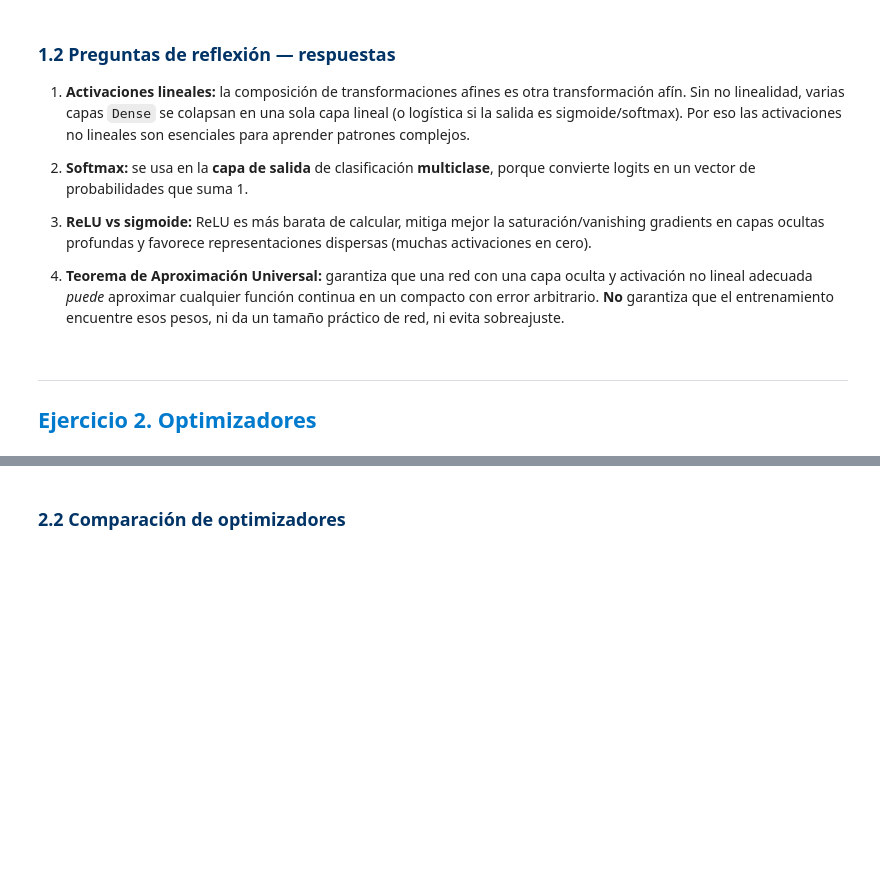
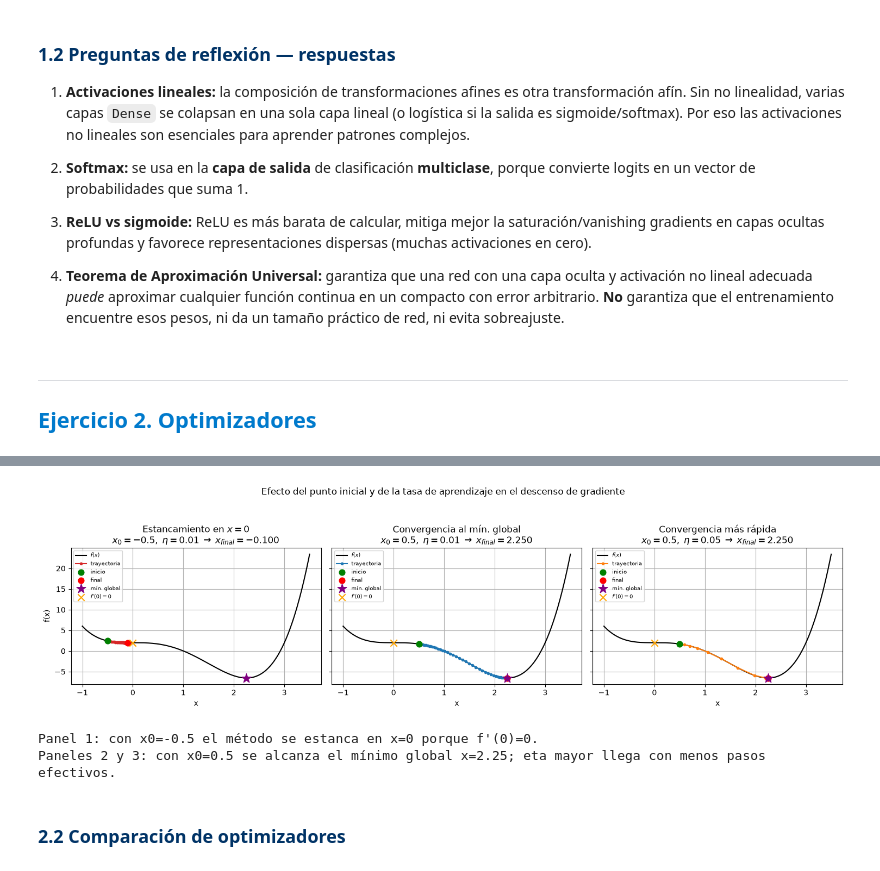
Before and after one commit to contreras-juan/Material-Ciencia-de-Datos, a Jupyter notebook: Deep_Learning/Ejercicios/Soluciones/01_Taller_Fundamentos_Redes_Neuronales_Solucion.ipynb, the cells around one changed output, grey strips where cells are left out. Cells and saved outputs as stored; diff of their text form; code cells hidden in the pictures; blank space fills up the shorter version.

```diff
--- a/Deep_Learning/Ejercicios/Soluciones/01_Taller_Fundamentos_Redes_Neuronales_Solucion.ipynb
+++ b/Deep_Learning/Ejercicios/Soluciones/01_Taller_Fundamentos_Redes_Neuronales_Solucion.ipynb
@@ -129,41 +148,60 @@ plt.show()
 # %%
 def f(x):
     return x**4 - 3 * x**3 + 2
 
 def grad_f(x):
     return 4 * x**3 - 9 * x**2
 
 def gradient_descent(x0, lr, n_iters):
     path = [x0]
-    x = x0
+    x = float(x0)
     for _ in range(n_iters):
         x = x - lr * grad_f(x)
         path.append(x)
     return path
 
-x_values = np.linspace(-1, 3.5, 400)
-learning_rates = [(0.001, "C0"), (0.01, "C1"), (0.05, "C3")]
+x_global_min = 9 / 4
+x_critical = 0.0
+n_iters = 80
 
+# Tres escenarios: estancamiento vs convergencia al mínimo global
+escenarios = [
+    {"x0": -0.5, "lr": 0.01, "color": "C3", "titulo": "Estancamiento en $x=0$"},
+    {"x0": 0.5, "lr": 0.01, "color": "C0", "titulo": "Convergencia al mín. global"},
+    {"x0": 0.5, "lr": 0.05, "color": "C1", "titulo": "Convergencia más rápida"},
+]
+
+x_values = np.linspace(-1.0, 3.5, 400)
 fig, axes = plt.subplots(1, 3, figsize=(15, 4), sharey=True)
 
-for ax, (lr, color) in zip(axes, learning_rates):
-    path = gradient_descent(x0=-0.5, lr=lr, n_iters=30)
+for ax, esc in zip(axes, escenarios):
+    path = gradient_descent(x0=esc["x0"], lr=esc["lr"], n_iters=n_iters)
     ax.plot(x_values, f(x_values), color="black", label=r"$f(x)$")
-    ax.plot(path, [f(x) for x in path], "o-", markersize=4, color=color, label="trayectoria")
+    ax.plot(path, [f(x) for x in path], "o-", markersize=3, color=esc["color"], label="trayectoria")
     ax.scatter(path[0], f(path[0]), color="green", s=60, zorder=5, label="inicio")
     ax.scatter(path[-1], f(path[-1]), color="red", s=60, zorder=5, label="final")
-    ax.set_title(rf"$\eta = {lr}$")
+    ax.scatter(x_global_min, f(x_global_min), marker="*", color="purple", s=160, zorder=6, label="mín. global")
+    ax.scatter(x_critical, f(x_critical), marker="x", color="orange", s=80, zorder=6, label=r"$f'(0)=0$")
+    ax.set_title(
+        esc["titulo"]
+        + "\n"
+        + rf"$x_0={esc['x0']},\;\eta={esc['lr']}\;\rightarrow\;x_{{final}}={path[-1]:.3f}$"
+    )
     ax.set_xlabel("x")
     ax.grid(True)
-    ax.legend(fontsize=8)
+    ax.legend(fontsize=7)
 
 axes[0].set_ylabel("f(x)")
-fig.suptitle("Recorridos del descenso de gradiente para distintas tasas de aprendizaje", y=1.02)
+fig.suptitle("Efecto del punto inicial y de la tasa de aprendizaje en el descenso de gradiente", y=1.05)
 plt.tight_layout()
 plt.show()
 
-print("Comentario: eta muy pequeña avanza lento; eta moderada desciende bien;")
-print("eta grande puede oscilar o volverse inestable cerca de regiones con gradiente pronunciado.")
+print("Panel 1: con x0=-0.5 el método se estanca en x=0 porque f'(0)=0.")
+print("Paneles 2 y 3: con x0=0.5 se alcanza el mínimo global x=2.25; eta mayor llega con menos pasos efectivos.")
+# %% [output]
+[figure, added]
+Panel 1: con x0=-0.5 el método se estanca en x=0 porque f'(0)=0.
+Paneles 2 y 3: con x0=0.5 se alcanza el mínimo global x=2.25; eta mayor llega con menos pasos efectivos.
 # %% [markdown]
 <h3 style="color: #003366;">2.2 Comparación de optimizadores</h3>
 # %%
```
Also changed, not shown: parts of 15 cells of this notebook, 1 other file.
